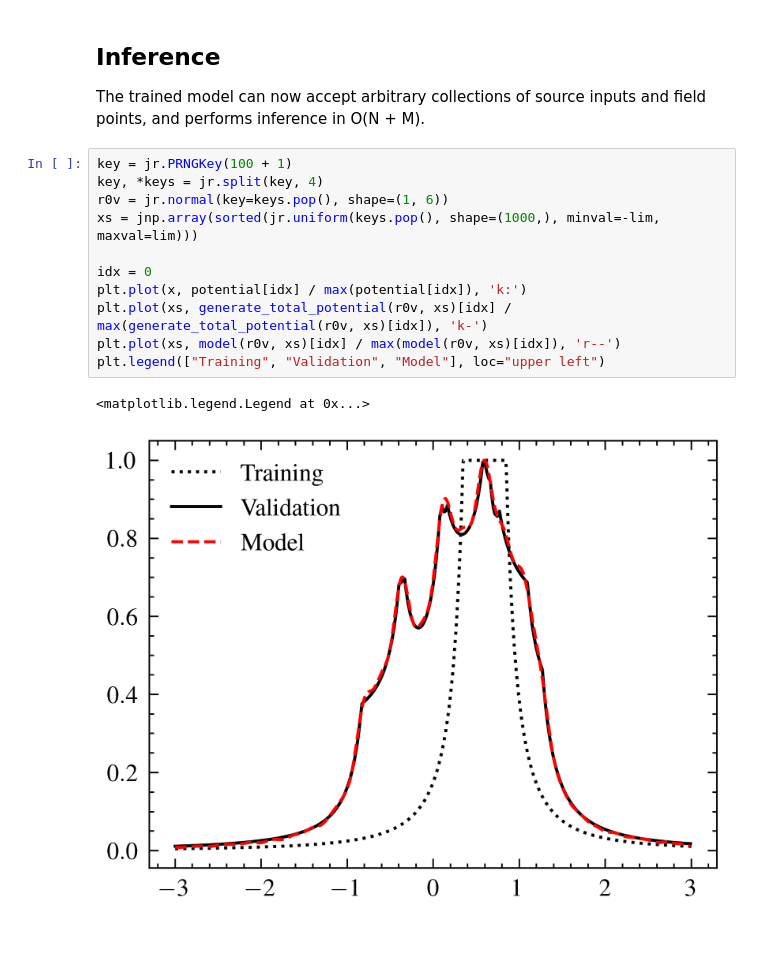
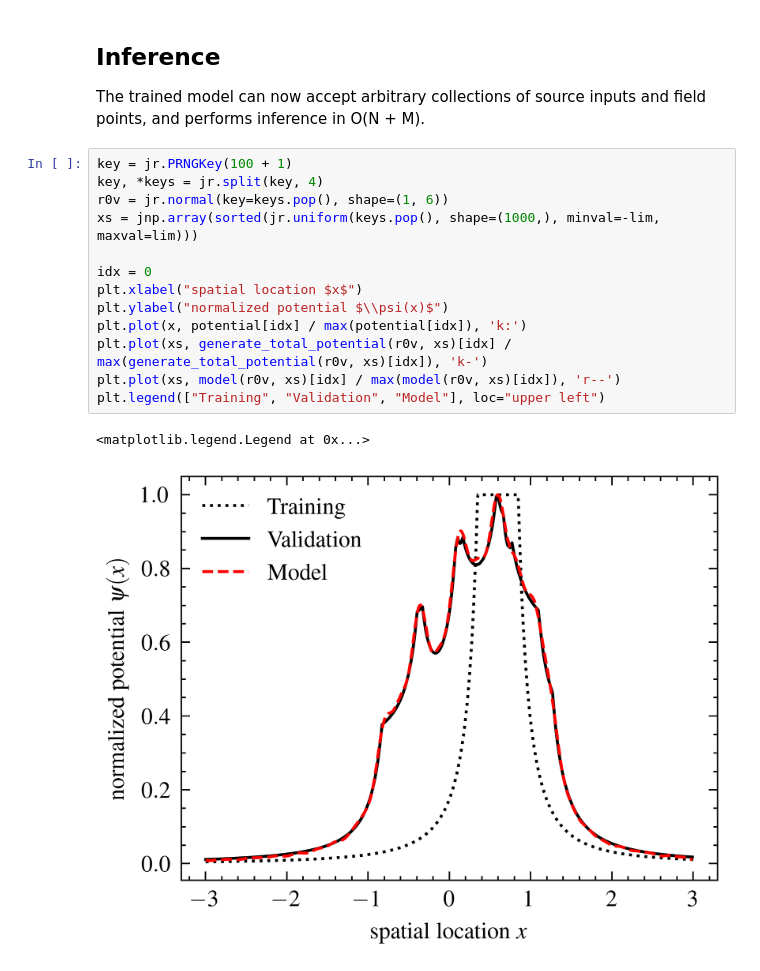
Before and after one commit to cmt-dtu-energy/hypermagnetics, a Jupyter notebook: nbs/fourier1d.ipynb, the cells around one changed output. Drawn from its saved outputs; the diff is of its cells as text; blank space fills up the shorter version.

Commit message:
axes labels on 1d fourier plot

```diff
--- a/nbs/fourier1d.ipynb
+++ b/nbs/fourier1d.ipynb
@@ -143,14 +143,16 @@ The trained model can now accept arbitrary collections of source inputs and fiel
 # %%
 key = jr.PRNGKey(100 + 1)
 key, *keys = jr.split(key, 4)
 r0v = jr.normal(key=keys.pop(), shape=(1, 6))
 xs = jnp.array(sorted(jr.uniform(keys.pop(), shape=(1000,), minval=-lim, maxval=lim)))
 
 idx = 0
+plt.xlabel("spatial location $x$")
+plt.ylabel("normalized potential $\\psi(x)$")
 plt.plot(x, potential[idx] / max(potential[idx]), 'k:')
 plt.plot(xs, generate_total_potential(r0v, xs)[idx] / max(generate_total_potential(r0v, xs)[idx]), 'k-')
 plt.plot(xs, model(r0v, xs)[idx] / max(model(r0v, xs)[idx]), 'r--')
 plt.legend(["Training", "Validation", "Model"], loc="upper left")
 # %% [output]
 <matplotlib.legend.Legend at 0x...>
-[figure, old version]
+[figure, new version]
```
